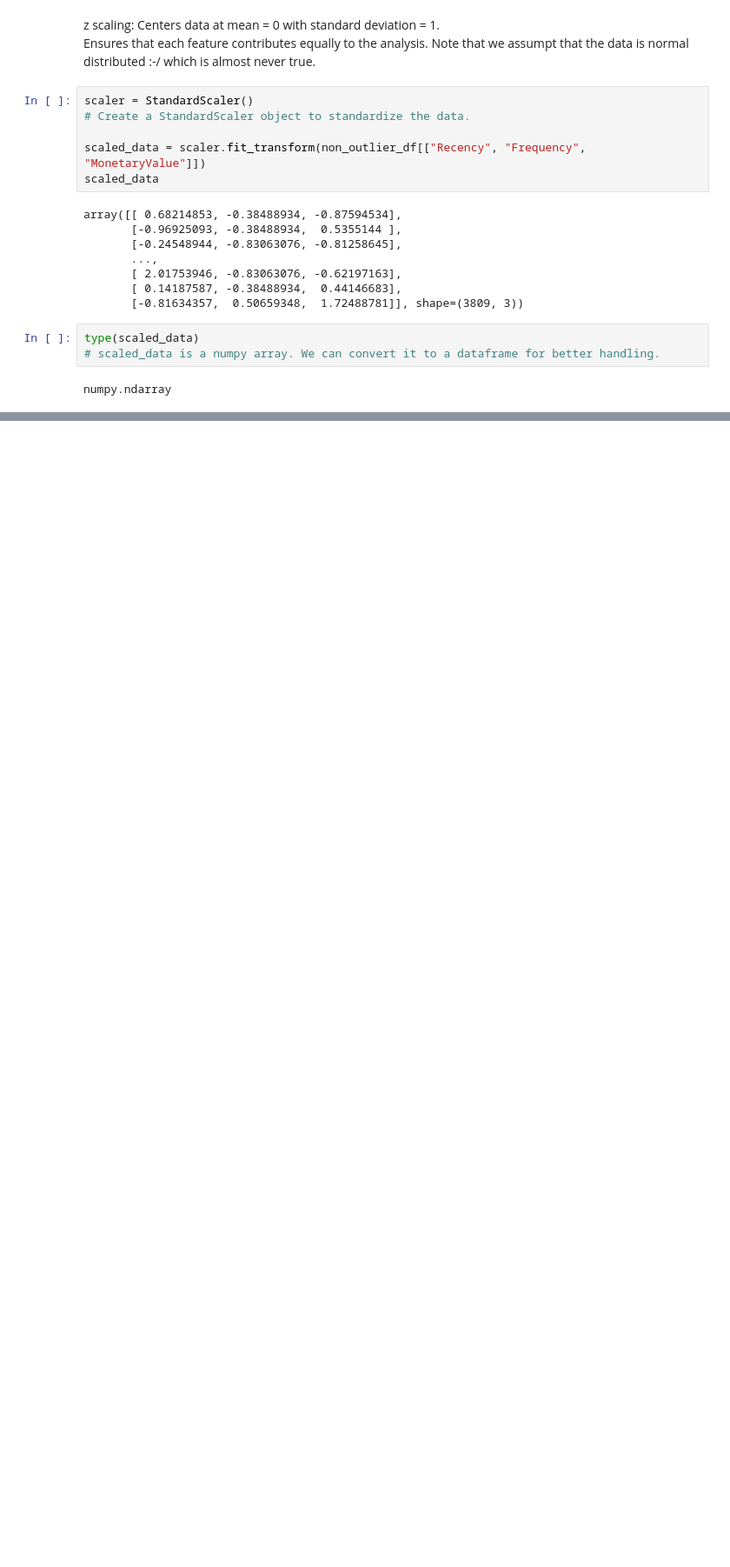
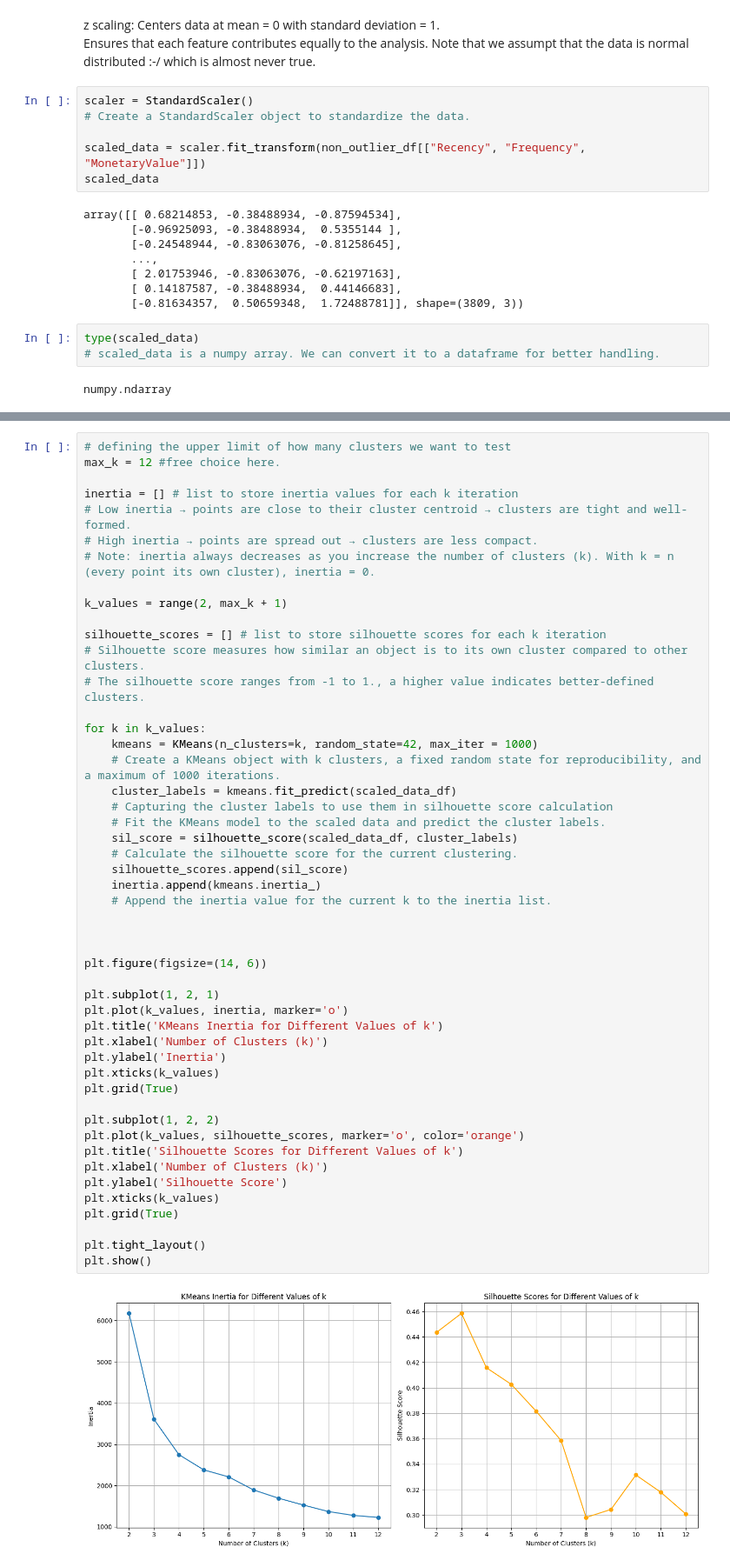
Before and after one commit to EmiTR/KMeans_Clustering, a Jupyter notebook: Kmeans_Customers_Segmentation.ipynb, the cells around one changed output, grey strips where cells are left out. Shown at 87% size. Drawn from its saved outputs; the diff is of its cells as text; blank space fills up the shorter version.

Commit message:
K-means clustering and interpretation

```diff
--- a/Kmeans_Customers_Segmentation.ipynb
+++ b/Kmeans_Customers_Segmentation.ipynb
@@ -600,0 +606,51 @@ scaled_data_df
+# %%
+# defining the upper limit of how many clusters we want to test
+max_k = 12 #free choice here.
+
+inertia = [] # list to store inertia values for each k iteration
+# Low inertia → points are close to their cluster centroid → clusters are tight and well-formed.
+# High inertia → points are spread out → clusters are less compact.
+# Note: inertia always decreases as you increase the number of clusters (k). With k = n (every point its own cluster), inertia = 0.
+
+k_values = range(2, max_k + 1)
+
+silhouette_scores = [] # list to store silhouette scores for each k iteration
+# Silhouette score measures how similar an object is to its own cluster compared to other clusters.
+# The silhouette score ranges from -1 to 1., a higher value indicates better-defined clusters.
+
+for k in k_values:
+    kmeans = KMeans(n_clusters=k, random_state=42, max_iter = 1000)
+    # Create a KMeans object with k clusters, a fixed random state for reproducibility, and a maximum of 1000 iterations.
+    cluster_labels = kmeans.fit_predict(scaled_data_df)
+    # Capturing the cluster labels to use them in silhouette score calculation
+    # Fit the KMeans model to the scaled data and predict the cluster labels.
+    sil_score = silhouette_score(scaled_data_df, cluster_labels)
+    # Calculate the silhouette score for the current clustering.
+    silhouette_scores.append(sil_score)
+    inertia.append(kmeans.inertia_)
+    # Append the inertia value for the current k to the inertia list.
+
+
+
+plt.figure(figsize=(14, 6))
+
+plt.subplot(1, 2, 1)
+plt.plot(k_values, inertia, marker='o')
+plt.title('KMeans Inertia for Different Values of k')
+plt.xlabel('Number of Clusters (k)')
+plt.ylabel('Inertia')
+plt.xticks(k_values)
+plt.grid(True)
+
+plt.subplot(1, 2, 2)
+plt.plot(k_values, silhouette_scores, marker='o', color='orange')
+plt.title('Silhouette Scores for Different Values of k')
+plt.xlabel('Number of Clusters (k)')
+plt.ylabel('Silhouette Score')
+plt.xticks(k_values)
+plt.grid(True)
+
+plt.tight_layout()
+plt.show()
+# %% [output]
+[figure, added]
```
Also changed, not shown: parts of 12 cells of this notebook.
